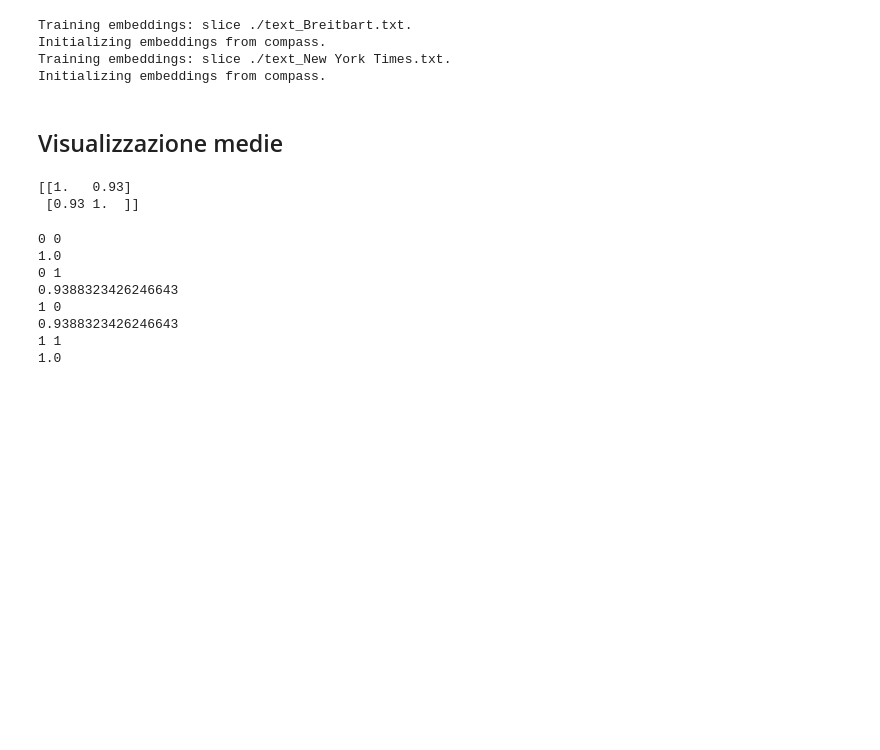
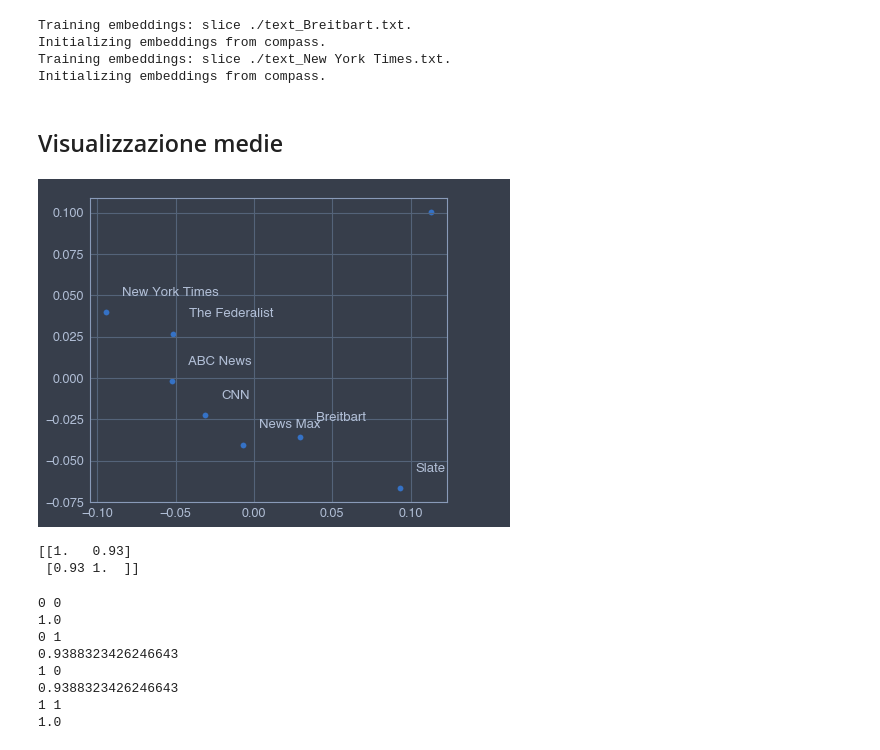
Before and after one commit to Willinki/Just-News, a Jupyter notebook: CADE_testing.ipynb, the cells around one changed output. Saved outputs shown, nothing was run; the diff lists cells and outputs as text; code cells hidden in the pictures; blank space fills up the shorter version.

```diff
--- a/CADE_testing.ipynb
+++ b/CADE_testing.ipynb
@@ -169,6 +169,14 @@ def sum_vectors(my_slice = None):
 # %%
 my_sum = [sum_vectors(slices[my_slice])
        for i, my_slice in enumerate(slices)]
+# %%
+X_tranf = PCA(n_components=2).fit_transform(my_sum)
+plt.scatter(X_tranf[:, 0], X_tranf[:, 1])
+for index, word in enumerate(slices):
+    plt.annotate(word, xy=(X_tranf[index, 0]+0.01, X_tranf[index, 1]+0.01))
+plt.show()
+# %% [output]
+[figure, added]
 # %%
 print(np.array([[int((1 - cosine(my_sum[j], my_sum[i]))*100)/100
   for j in range(len(slices))]
```
Also changed, not shown: parts of 25 cells of this notebook.
